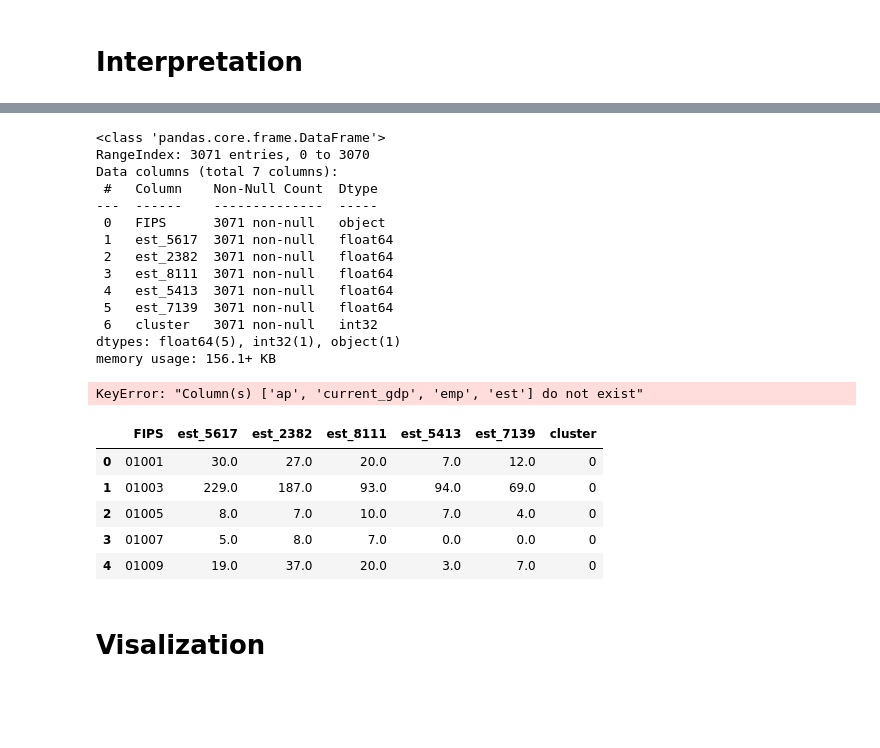
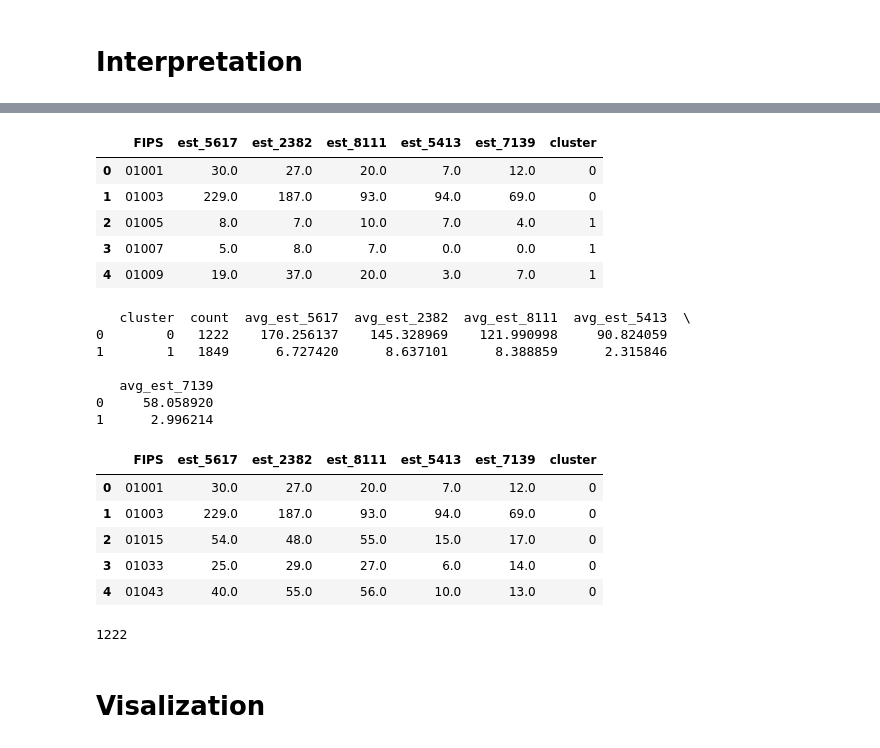
Before and after one commit to florivz/DDM-Project-WS24-25, a Jupyter notebook: analysis_new.ipynb, the cells around one changed output, grey strips where cells are left out. Cells and saved outputs as stored; diff of their text form; code cells hidden in the pictures; blank space fills up the shorter version.

```diff
--- a/analysis_new.ipynb
+++ b/analysis_new.ipynb
@@ -245,4 +266,7 @@ X = df_final[features]
 # %%
 # Scaling the data to make them comparable
+X = df_final.iloc[:, 1:5]
+
 scaler = StandardScaler()
-X_scaled = scaler.fit_transform(X)
+X_scaled = pd.DataFrame(scaler.fit_transform(X), columns = df_final.columns[1:5])
+X_scaled.head()
@@ -248,0 +296,5 @@ X_scaled = scaler.fit_transform(X)
+# %%
+import numpy as np
+
+X_log_scaled = np.log10(X + 1)
+X_log_scaled = pd.DataFrame(X_log_scaled, columns=X_scaled.columns)
@@ -249,8 +315,8 @@ X_scaled = scaler.fit_transform(X)
 # %% [markdown]
 # PCA
 # %%
-pca = PCA(n_components=2) # the elbow method showed 2 PC are best
-X_pca = pca.fit_transform(X_scaled)
+pca = PCA(n_components=4) # the elbow method showed 2 PC are best
+X_pca = pca.fit_transform(X_log_scaled)
 
 plt.figure(figsize=(8, 6))
 plt.plot(range(1, len(pca.explained_variance_ratio_) + 1), pca.explained_variance_ratio_, marker='o')
@@ -284,5 +350,5 @@ plt.show()
 # %%
-kmeans = KMeans(n_clusters=3, random_state=42)
+kmeans = KMeans(n_clusters=2, random_state=42)
 clusters = kmeans.fit_predict(X_pca)
 df_final['cluster'] = clusters
 
@@ -373,45 +448,49 @@ df_final.head()
 # %%
-df_final.info()
+df_final.head()
 # %% [output]
-<class 'pandas.core.frame.DataFrame'>
-RangeIndex: 3071 entries, 0 to 3070
-Data columns (total 7 columns):
- #   Column    Non-Null Count  Dtype
----  ------    --------------  -----
- 0   FIPS      3071 non-null   object
- 1   est_5617  3071 non-null   float64
- 2   est_2382  3071 non-null   float64
- 3   est_8111  3071 non-null   float64
- 4   est_5413  3071 non-null   float64
- 5   est_7139  3071 non-null   float64
- 6   cluster   3071 non-null   int32
-dtypes: float64(5), int32(1), object(1)
-memory usage: 156.1+ KB
+|  | FIPS | est_5617 | est_2382 | est_8111 | est_5413 | est_7139 | cluster |
+| 0 | 01001 | 30.0 | 27.0 | 20.0 | 7.0 | 12.0 | 0 |
+| 1 | 01003 | 229.0 | 187.0 | 93.0 | 94.0 | 69.0 | 0 |
+| 2 | 01005 | 8.0 | 7.0 | 10.0 | 7.0 | 4.0 | 1 |
+| 3 | 01007 | 5.0 | 8.0 | 7.0 | 0.0 | 0.0 | 1 |
+| 4 | 01009 | 19.0 | 37.0 | 20.0 | 3.0 | 7.0 | 1 |
 # %%
 cluster_summary = (
     df_final.groupby('cluster')
     .agg(
-        count=('cluster', 'size'),
-        avg_ap=('ap', 'mean'),
-        avg_est=('est', 'mean'),
-        avg_emp=('emp', 'mean'),
-        avg_current_gdp=('current_gdp', 'mean')
+        count=('FIPS', 'size'),
+        avg_est_5617=('est_5617', 'mean'),
+        avg_est_2382=('est_2382', 'mean'),
+        avg_est_8111=('est_8111', 'mean'),
+        avg_est_5413=('est_5413', 'mean'),
+        avg_est_7139=('est_7139', 'mean')
     )
     .reset_index()
 )
 
+
 print(cluster_summary)
 # %% [output]
-KeyError: "Column(s) ['ap', 'current_gdp', 'emp', 'est'] do not exist"
+   cluster  count  avg_est_5617  avg_est_2382  avg_est_8111  avg_est_5413  \
+0        0   1222    170.256137    145.328969    121.990998     90.824059
+1        1   1849      6.727420      8.637101      8.388859      2.315846
+
+   avg_est_7139
+0     58.058920
+1      2.996214
 # %%
-df_result = df_final[(df_final['cluster'] == 0) | (df_final['cluster'] == 2)].reset_index(drop=True)
+df_result = df_final[(df_final['cluster'] == 0)].reset_index(drop=True)
 df_result.head()
 # %% [output]
 |  | FIPS | est_5617 | est_2382 | est_8111 | est_5413 | est_7139 | cluster |
 | 0 | 01001 | 30.0 | 27.0 | 20.0 | 7.0 | 12.0 | 0 |
 | 1 | 01003 | 229.0 | 187.0 | 93.0 | 94.0 | 69.0 | 0 |
-| 2 | 01005 | 8.0 | 7.0 | 10.0 | 7.0 | 4.0 | 0 |
-| 3 | 01007 | 5.0 | 8.0 | 7.0 | 0.0 | 0.0 | 0 |
-| 4 | 01009 | 19.0 | 37.0 | 20.0 | 3.0 | 7.0 | 0 |
+| 2 | 01015 | 54.0 | 48.0 | 55.0 | 15.0 | 17.0 | 0 |
+| 3 | 01033 | 25.0 | 29.0 | 27.0 | 6.0 | 14.0 | 0 |
+| 4 | 01043 | 40.0 | 55.0 | 56.0 | 10.0 | 13.0 | 0 |
+# %%
+len(df_result)
+# %% [output]
+1222
 # %% [markdown]
 # Visalization
```
Also changed, not shown: parts of 24 cells of this notebook.
